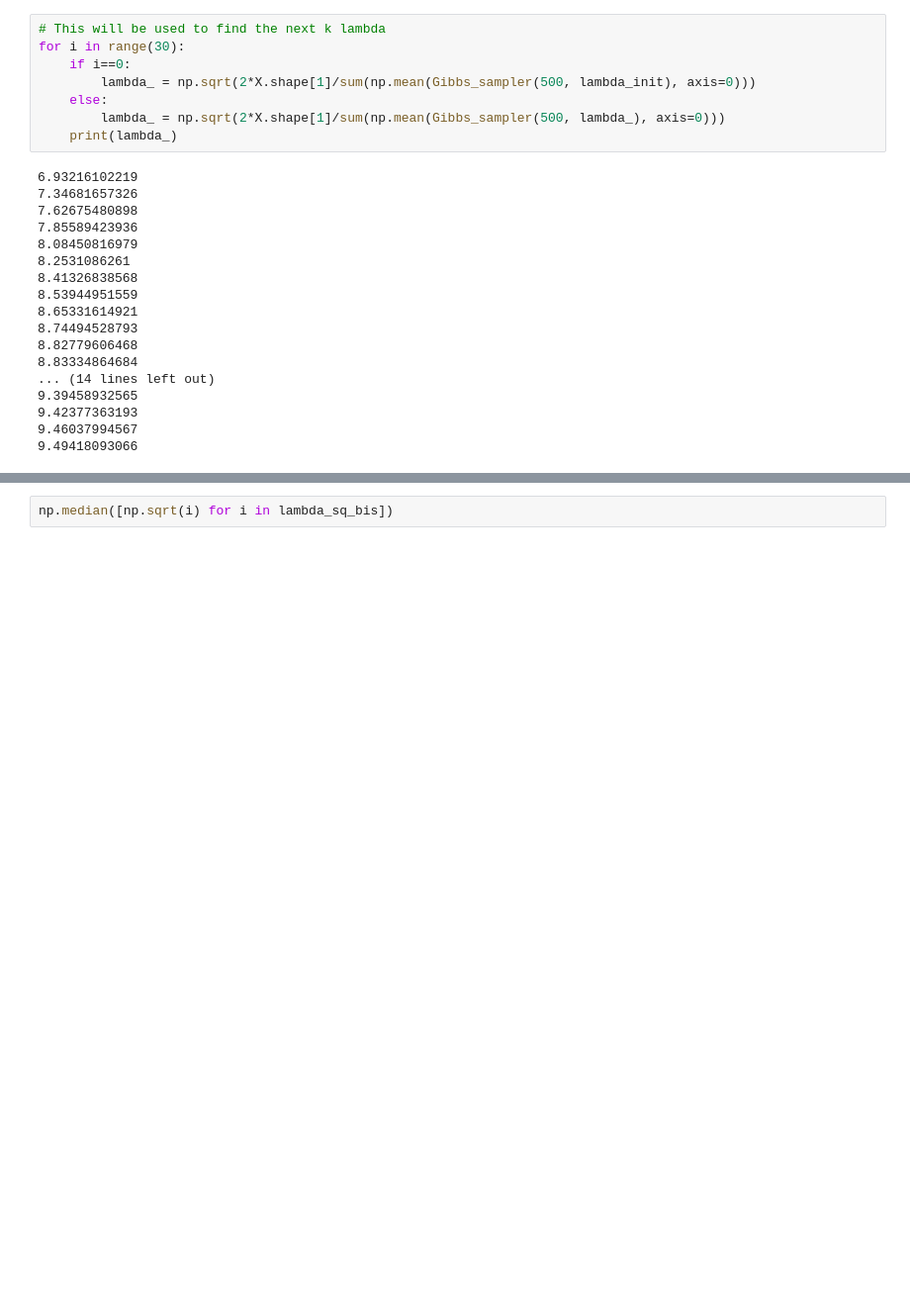
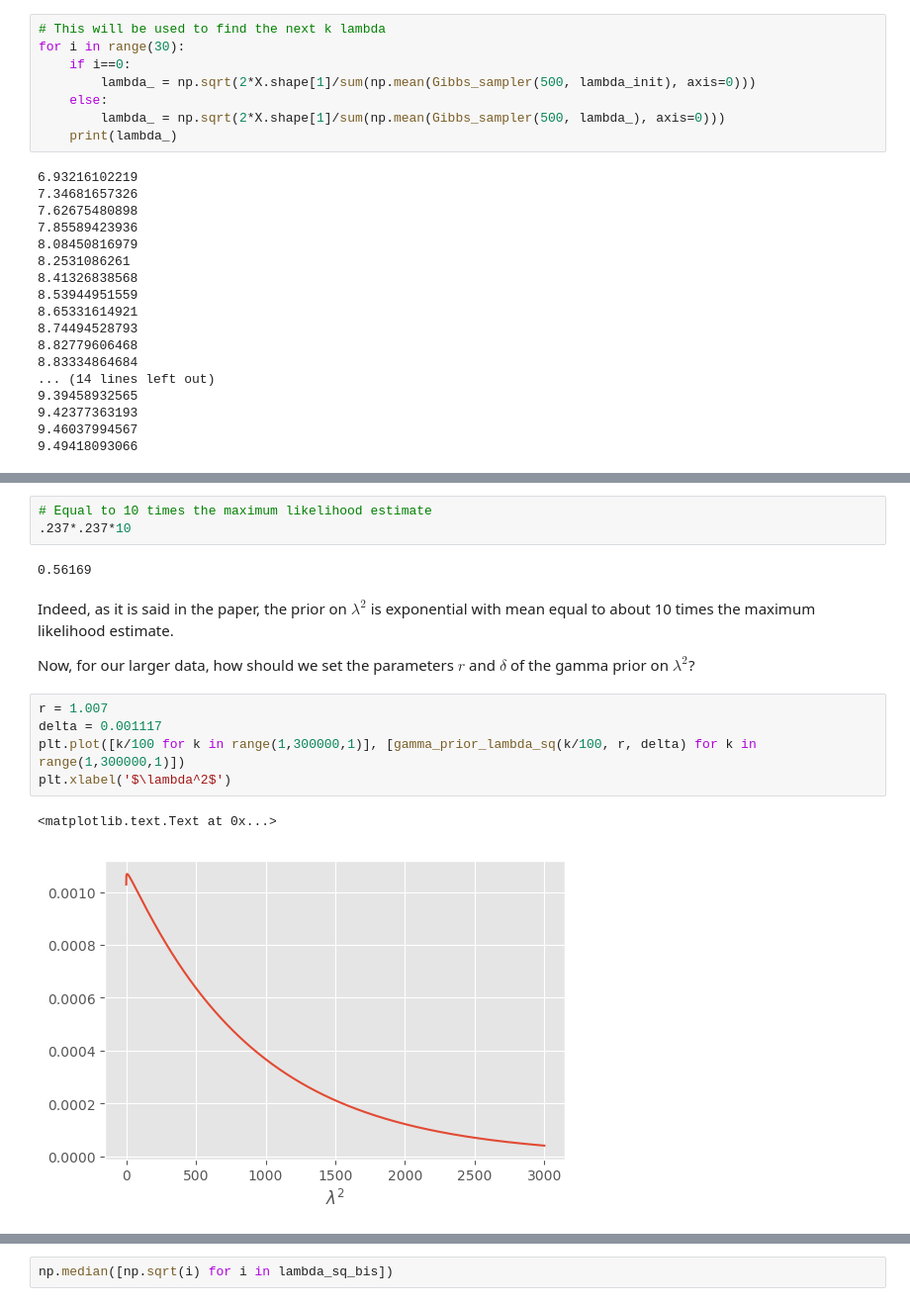
Before and after one commit to mathislinger/Bayesian_Lasso, a Jupyter notebook: code.ipynb, the cells around one changed output, grey strips where cells are left out. Shown at 99% size. Cells and saved outputs as stored; diff of their text form; blank space fills up the shorter version.

```diff
--- a/code.ipynb
+++ b/code.ipynb
@@ -406,0 +374,17 @@ Same problem as before, so I need to modify the Gibbs sampler
+# %%
+# Equal to 10 times the maximum likelihood estimate
+.237*.237*10
+# %% [output]
+0.56169
+# %% [markdown]
+Indeed, as it is said in the paper, the prior on $\lambda^2$ is exponential with mean equal to about 10 times the maximum likelihood estimate.
+
+Now, for our larger data, how should we set the parameters $r$ and $\delta$ of the gamma prior on $\lambda^2$?
+# %%
+r = 1.007
+delta = 0.001117
+plt.plot([k/100 for k in range(1,300000,1)], [gamma_prior_lambda_sq(k/100, r, delta) for k in range(1,300000,1)])
+plt.xlabel('$\lambda^2$')
+# %% [output]
+<matplotlib.text.Text at 0x...>
+[figure, added]
```
Also changed, not shown: parts of 40 cells of this notebook, 2 other files.
